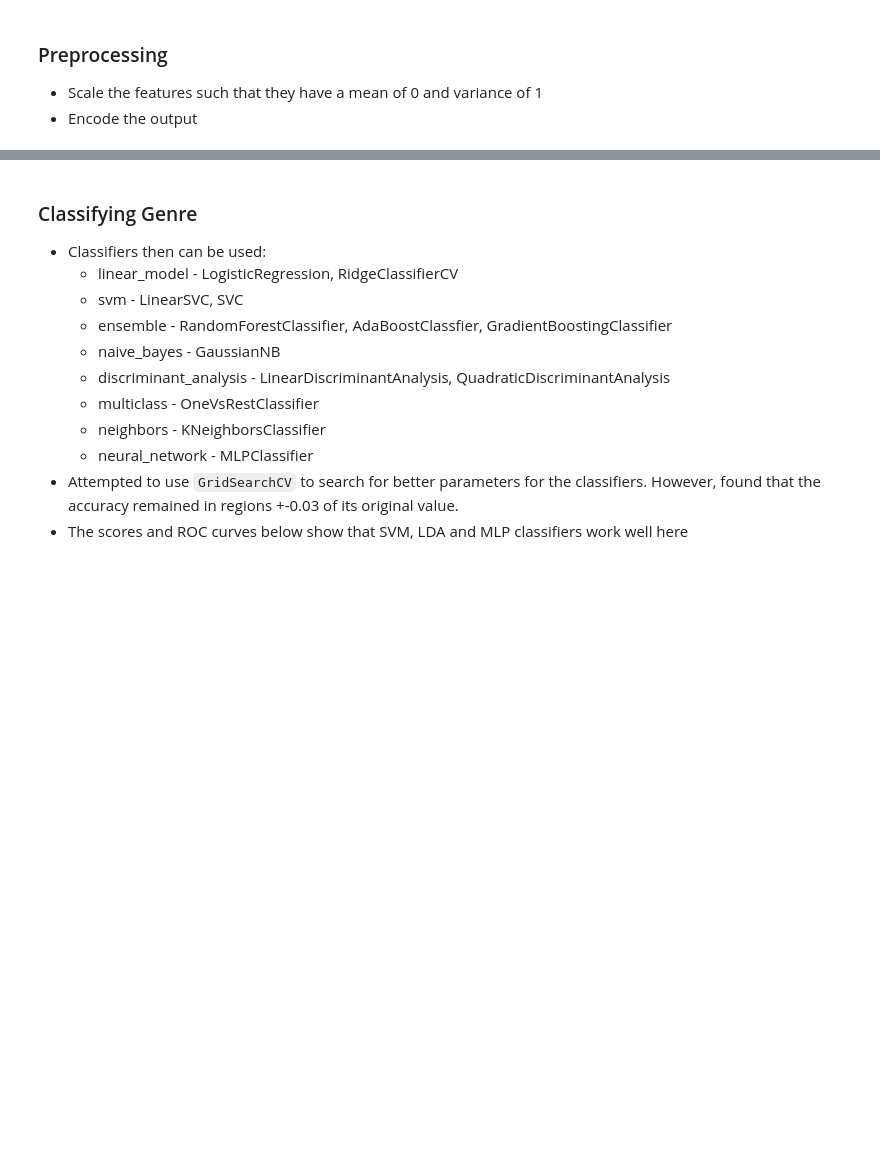
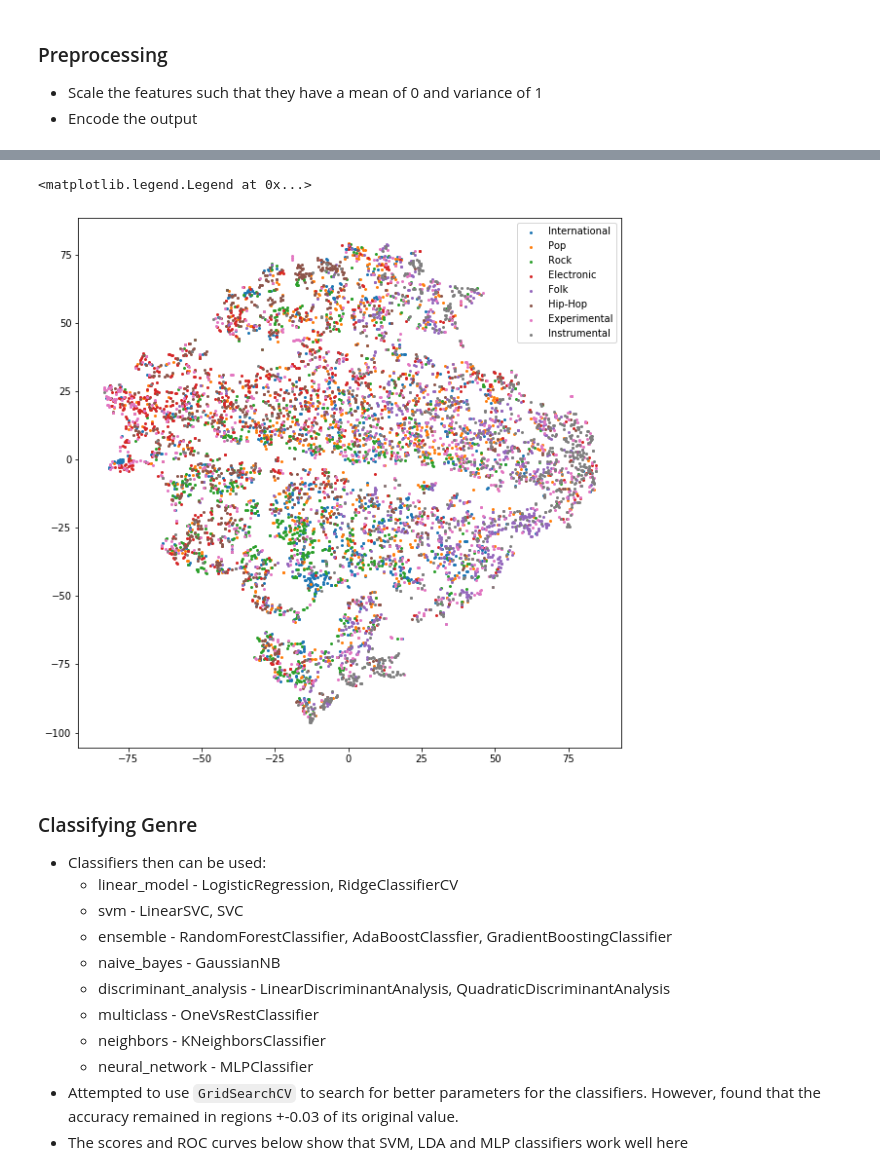
Before and after one commit to yijerjer/music_genre_classification, a Jupyter notebook: notebooks/base_models.ipynb, the cells around one changed output, grey strips where cells are left out. Saved outputs shown, nothing was run; the diff lists cells and outputs as text; code cells hidden in the pictures; blank space fills up the shorter version.

```diff
--- a/notebooks/base_models.ipynb
+++ b/notebooks/base_models.ipynb
@@ -38,3 +47,14 @@ y_test_binarize = label_binarize(y_test, classes=range(len(enc.classes_)))
+# %%
+fig, axs = plt.subplots(1, 1, figsize=(10, 10))
+
+for genre_id in enc.classes_:
+    genre_indices = [i for i, id in enumerate(genre_ids) if id == genre_id]
+    axs.scatter(embedded_tracks_features[genre_indices, 0], embedded_tracks_features[genre_indices, 1], label=genres.loc[genre_id]["title"], s=4)
+
+axs.legend()
+# %% [output]
+<matplotlib.legend.Legend at 0x...>
+[figure, added]
 # %% [markdown]
 ### Classifying Genre
 * Classifiers then can be used:
```
Also changed, not shown: parts of 4 cells of this notebook, 1 other file.
